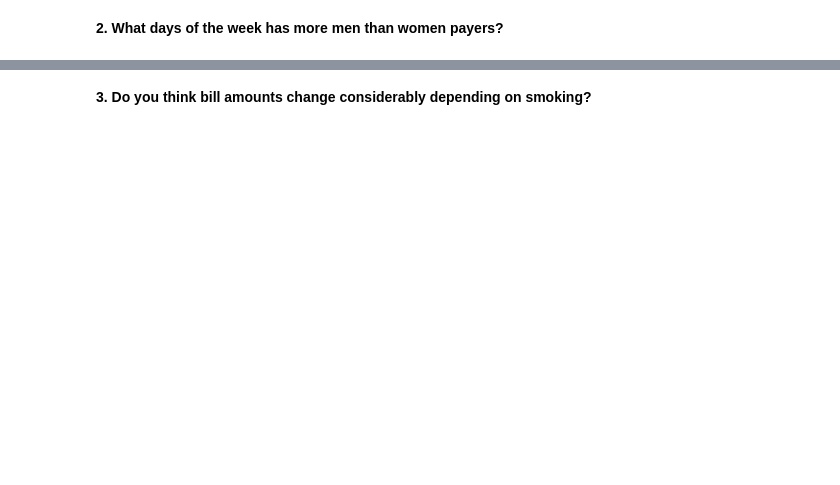
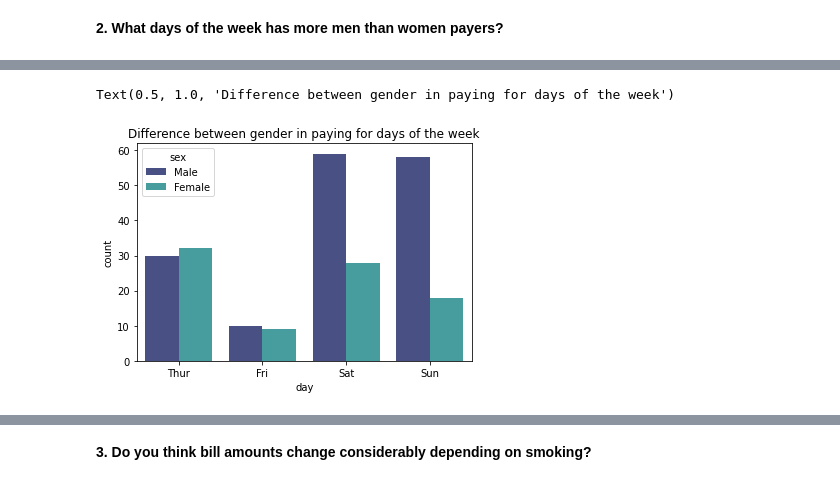
Before and after one commit to Ironhack-Data-Madrid-Enero-2021/lab-visualization-intro, a Jupyter notebook: your-code/challenge-1.ipynb, the cells around one changed output, grey strips where cells are left out. Cells and saved outputs as stored; diff of their text form; code cells hidden in the pictures; blank space fills up the shorter version.

```diff
--- a/your-code/challenge-1.ipynb
+++ b/your-code/challenge-1.ipynb
@@ -46,0 +74,6 @@ Categories (4, object): ['Thur', 'Fri', 'Sat', 'Sun']
+# %%
+sns.countplot(x = tips.day, hue = tips.sex, palette = 'mako')
+plt.title('Difference between gender in paying for days of the week')
+# %% [output]
+Text(0.5, 1.0, 'Difference between gender in paying for days of the week')
+[figure, added]
```
Also changed, not shown: parts of 13 cells of this notebook.
